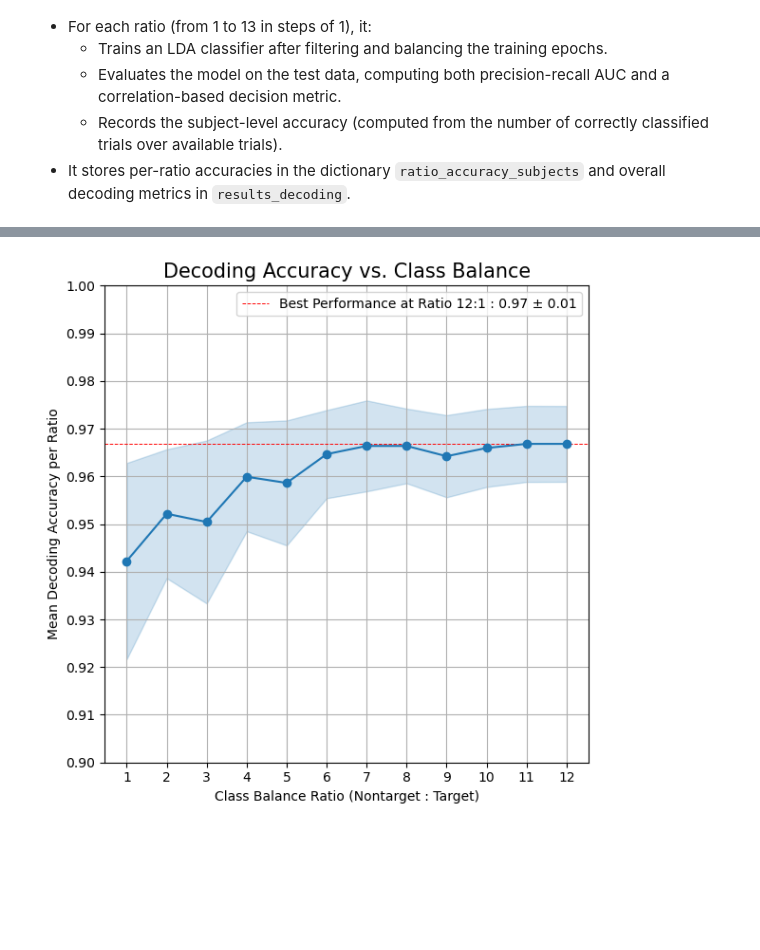
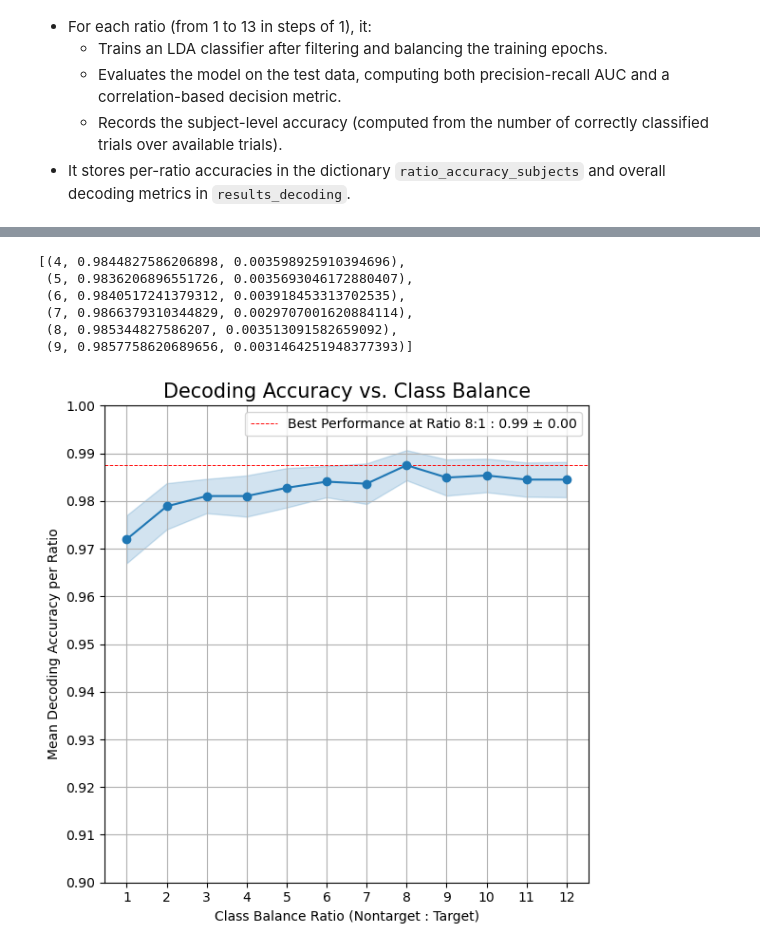
Before and after one commit to rvodila/Decoding-Covert-Attention-2025, a Jupyter notebook: Notebooks/P300/LDA/p300_decoding_per_ratio.ipynb, the cells around one changed output, grey strips where cells are left out. Saved outputs shown, nothing was run; the diff lists cells and outputs as text; code cells hidden in the pictures; blank space fills up the shorter version.

```diff
--- a/Notebooks/P300/LDA/p300_decoding_per_ratio.ipynb
+++ b/Notebooks/P300/LDA/p300_decoding_per_ratio.ipynb
@@ -126,7 +141,7 @@ discarded_trials = []  # Optional: to record the fraction of discarded trials
 # Loop over subjects
 for subject in subjects:
     file_dir = os.path.join(derivatives_dir, 'features', "p300", f"sub-{subject}")
-    file_path = os.path.join(file_dir, f"sub-{subject}_task-{task}_p300_features_wo_baselinecorrect.npz")
+    file_path = os.path.join(file_dir, f"sub-{subject}_task-{task}_p300_features_wo_bc_64_ica.npz")
     if not os.path.exists(file_path):
         print(f"File not found: {file_path}")
         continue
@@ -261,6 +276,15 @@ group_results = np.array(overall_results, dtype=dtype)
 
 # Save the aggregated results to a file.
 np.save(os.path.join(decoding_results_dir, f"{task}_grand_average_accuracy_per_ratio.npy"), group_results)
+# %%
+overall_results
+# %% [output]
+[(4, 0.9844827586206898, 0.003598925910394696),
+ (5, 0.9836206896551726, 0.0035693046172880407),
+ (6, 0.9840517241379312, 0.003918453313702535),
+ (7, 0.9866379310344829, 0.0029707001620884114),
+ (8, 0.985344827586207, 0.003513091582659092),
+ (9, 0.9857758620689656, 0.0031464251948377393)]
 # %%
 import matplotlib.pyplot as plt
 # --- Compute Overall (Across Subjects) Accuracy for Each Ratio ---
@@ -276,33 +300,33 @@ ratios_sorted = sorted(overall_accuracy.keys())
 mean_accuracies = [overall_accuracy[r][0] for r in ratios_sorted]
 se_accuracies = [overall_accuracy[r][1] for r in ratios_sorted]
 
 plt.figure(figsize=(6, 6))
 
 max_perf = np.max(mean_accuracies)
 max_perf_se = se_accuracies[np.argmax(mean_accuracies)]
 best_ratio = np.argmax(mean_accuracies) + 1
 # Plot the mean accuracy line with markers
 plt.axhline(y=max_perf, color='red', linestyle='--', linewidth=0.7, label = f'Best Performance at Ratio {best_ratio}:1 : {max_perf:.2f} ± {max_perf_se:.2f}')
 plt.plot(ratios_sorted, mean_accuracies, 'o-', color='tab:blue', label='')
 # Fill between (mean - se) and (mean + se)
 plt.fill_between(ratios_sorted,
                  np.array(mean_accuracies) - np.array(se_accuracies),
                  np.array(mean_accuracies) + np.array(se_accuracies),
                  color='tab:blue', alpha=0.2)
 
 plt.xlabel('Class Balance Ratio (Nontarget : Target)')
 plt.ylabel('Mean Decoding Accuracy per Ratio')
-plt.ylim([0.4,1])
+plt.ylim([0.9,1])
 plt.xticks(balance_ratios)
-plt.yticks(np.linspace(0.4,1,11))
+plt.yticks(np.linspace(0.9,1,11))
 plt.title('Decoding Accuracy vs. Class Balance', fontsize = 15)
 plt.grid(True)
 plt.legend(loc= 'upper right')
 plt.tight_layout()
 
 plt.savefig(join(plots_dir, f"{task}_lda_p300_decoding_per_ratio_results.png"), dpi=300)
 plt.savefig(join(plots_dir, f"{task}_lda_p300_decoding_per_ratio_results.svg"), dpi=300)
 
 plt.show()
 # %% [output]
-[figure, old version]
+[figure, new version]
```
Also changed, not shown: parts of 2 cells of this notebook, 12 other files.
